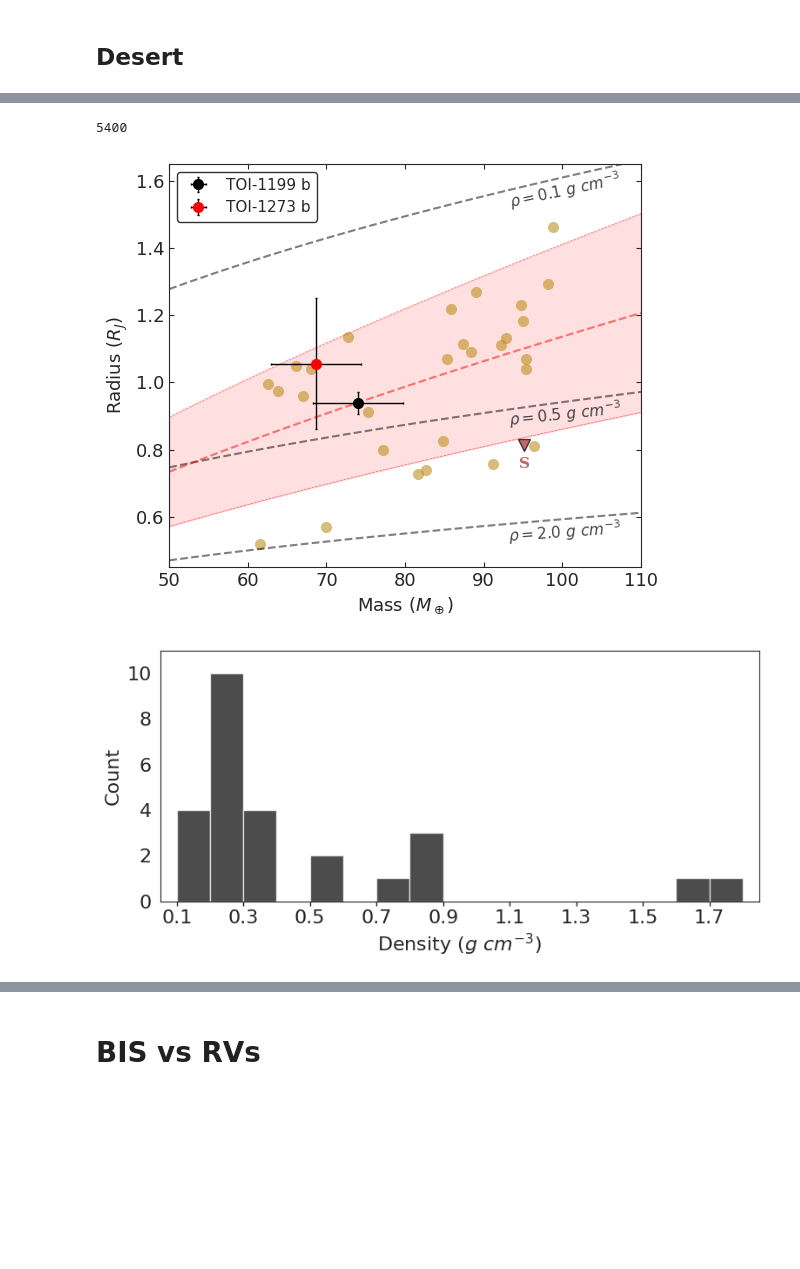
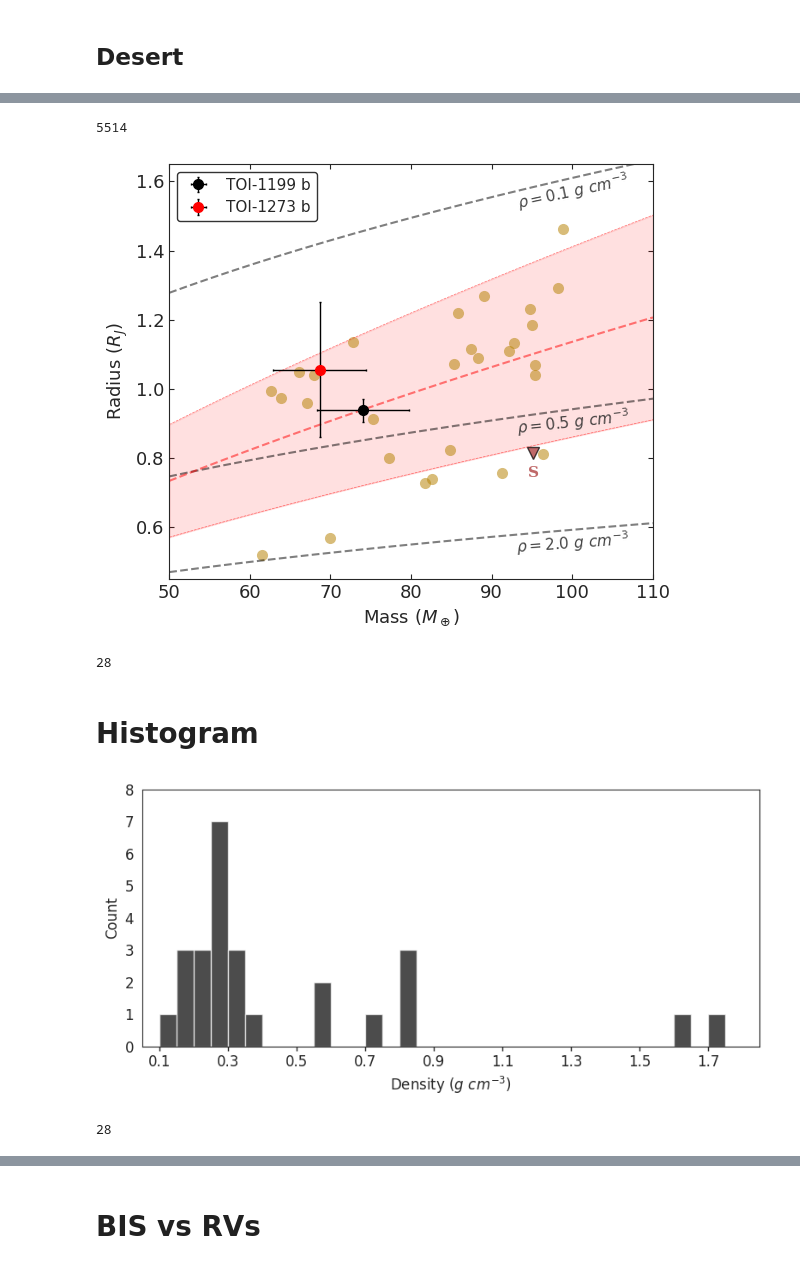
Before and after one commit to juanserrano90/toi1199-1273, a Jupyter notebook: figuras_caracterizacion.ipynb, the cells around one changed output, grey strips where cells are left out. Drawn from its saved outputs; the diff is of its cells as text; code cells hidden in the pictures; blank space fills up the shorter version.

```diff
--- a/figuras_caracterizacion.ipynb
+++ b/figuras_caracterizacion.ipynb
@@ -13,13 +13,14 @@ plt.rcParams.update(plt.rcParamsDefault)
 plt.style.use('seaborn-dark-palette')
 # %%
 plt.rcParams["figure.figsize"]=8,6
-plt.rcParams.update({'font.size': 16})
+plt.rcParams.update({'font.size': 12})
+plt.rcParams.update({'font.family': 'serif'})
 # %% [markdown]
 ## Datos
 # %%
 #exoplanets = pd.read_csv('./data/exoplanetas_julio_22.csv')
-exoplanets_rmp = pd.read_csv('./data/exoplanets_rmp_july23.csv') # with P, M and R determined
-exoplanets = pd.read_csv('./data/exoplanets_july23.csv') # all, uso esta porque comprobé que filtrando por P, M y R no se pierde nada
+exoplanets_rmp = pd.read_csv('./data/exoplanets_rmp_sep10_23.csv') # with P, M and R determined
+exoplanets = pd.read_csv('./data/exoplanets_sep10_23.csv') # all, uso esta porque comprobé que filtrando por P, M y R no se pierde nada
 # %%
 # nuestros planetas
 radio_1199 = [0.938*u.R_jup, 0.033*u.R_jup]
@@ -55,10 +56,10 @@ Index(['pl_name', 'default_flag', 'soltype', 'pl_orbper', 'pl_orbpererr1',
 # %%
 parecidos = exoplanets[exoplanets.pl_orbper >= 1.0]
 parecidos = parecidos[parecidos.pl_orbper <= 10.0]
-parecidos = parecidos[parecidos.pl_bmasse >= 60.0]
-parecidos = parecidos[parecidos.pl_bmasse <= 100.0]
-parecidos = parecidos[parecidos.pl_bmasseerr1/parecidos.pl_bmasse <= 0.20]
-parecidos = parecidos[parecidos.pl_bmasseerr2/parecidos.pl_bmasse >= -0.20]
+parecidos = parecidos[parecidos.pl_masse >= 60.0]
+parecidos = parecidos[parecidos.pl_masse <= 100.0]
+parecidos = parecidos[parecidos.pl_masseerr1/parecidos.pl_masse <= 0.20]
+parecidos = parecidos[parecidos.pl_masseerr2/parecidos.pl_masse >= -0.20]
 parecidos = parecidos[parecidos.pl_radeerr1/parecidos.pl_rade <= 0.20]
 parecidos = parecidos[parecidos.pl_radeerr2/parecidos.pl_rade >= -0.20]
 parecidos.shape
@@ -224,12 +225,12 @@ axes[1].legend(loc='upper right', fontsize=11, framealpha=1, frameon=True).set_z
 # %%
 len(exoplanets)
 # %% [output]
-5400
+5514
 # %%
 from curses.panel import bottom_panel
 
 plt.figure(figsize=(6, 5))
-plt.plot(parecidos['pl_bmasse'], parecidos['pl_radj'], 'o', color='C4', ms=8,
+plt.plot(parecidos['pl_masse'], parecidos['pl_radj'], 'o', color='C4', ms=8,
         markeredgecolor='k', markeredgewidth=0, alpha=0.55)
 plt.xlabel('Mass ($M_\oplus$)', fontsize=13)
 plt.ylabel('Radius ($R_J$)', fontsize=13)
@@ -265,22 +266,32 @@ plt.legend(loc='upper left', fontsize=11, frameon=True, edgecolor='k', fancybox=
 #plt.savefig('density_plot.png', dpi=300, bbox_inches='tight', facecolor='white')
 plt.show()
 # %% [output]
-[figure, old version]
+[figure, new version]
+# %%
+len(parecidos)
+# %% [output]
+28
+# %% [markdown]
+# Histogram
 # %%
 plt.figure(figsize=(8, 4))
-plt.hist(parecidos.pl_dens, bins=np.arange(0.0, 1.9, 0.1), histtype='bar', color='k', alpha=0.7) ##8EBA42
+plt.hist(parecidos.pl_dens, bins=np.arange(0.0, 1.9, 0.05), histtype='bar', color='k', alpha=0.7) ##8EBA42
 plt.xlabel('Density ($g~cm^{-3}$)')
 plt.tick_params(axis='both', bottom=True, left=False, direction='out', width=1)
 plt.xticks(np.arange(0.1, 1.8, 0.2))
 plt.xlim(0.05, 1.85)
 #plt.yticks([])
-plt.ylim(0, 11)
+plt.ylim(0, 8)
 plt.ylabel('Count')
 plt.tight_layout()
 #plt.savefig('density_hist.png', dpi=300, bbox_inches='tight', facecolor='white')
 plt.show()
 # %% [output]
-[figure, old version]
+[figure, new version]
+# %%
+len(parecidos)
+# %% [output]
+28
 # %%
 exoplanets.columns
 # %% [output]
```
Also changed, not shown: parts of 28 cells of this notebook, 30 other files.
